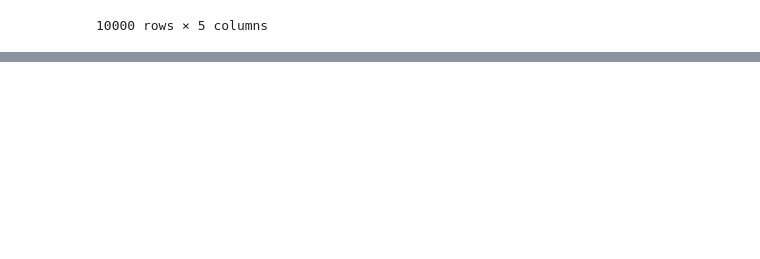
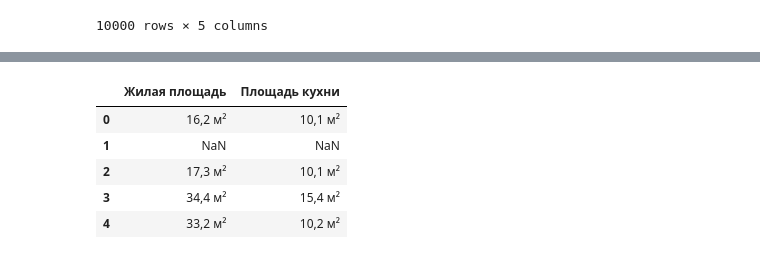
Before and after one commit to zoubrator/RealEstateSpb, a Jupyter notebook: buy_a_dream_apartment.ipynb, the cells around one changed output, grey strips where cells are left out. Drawn from its saved outputs; the diff is of its cells as text; code cells hidden in the pictures; blank space fills up the shorter version.

```diff
--- a/buy_a_dream_apartment.ipynb
+++ b/buy_a_dream_apartment.ipynb
@@ -342,0 +352,3 @@ flats[['Адрес', 'Город', 'Район', 'Улица', 'Номер до
+# %%
+flats['Цена'] = flats['Цена'].str.replace(' ','').astype(float)
+flats['Цена'].head()
@@ -342,0 +371,4 @@ flats[['Адрес', 'Город', 'Район', 'Улица', 'Номер до
+# %%
+# 0 комнат - это похоже студия
+flats['Комнат'] = flats['Комнат'].fillna(0).astype(int)
+flats['Комнат'].value_counts()
@@ -342,0 +400,3 @@ flats[['Адрес', 'Город', 'Район', 'Улица', 'Номер до
+# %%
+flats['Отделка'] = flats['Отделка'].fillna('')
+flats['Отделка'].value_counts()
@@ -342,0 +419,5 @@ flats[['Адрес', 'Город', 'Район', 'Улица', 'Номер до
+# %%
+# Добавим сразу цену за метр
+flats['Площадь квартиры'] = flats['Площадь квартиры'].str.replace('м²','').str.replace(',','.').astype(float)
+flats['Цена за метр'] = flats['Цена'] / flats['Площадь квартиры']
+flats[['Цена', 'Площадь квартиры', 'Цена за метр']].head()
@@ -342,0 +431,9 @@ flats[['Адрес', 'Город', 'Район', 'Улица', 'Номер до
+# %%
+flats[['Жилая площадь','Площадь кухни']].head()
+# %% [output]
+|  | Жилая площадь | Площадь кухни |
+| 0 | 16,2 м² | 10,1 м² |
+| 1 | NaN | NaN |
+| 2 | 17,3 м² | 10,1 м² |
+| 3 | 34,4 м² | 15,4 м² |
+| 4 | 33,2 м² | 10,2 м² |
```
Also changed, not shown: parts of 36 cells of this notebook.
